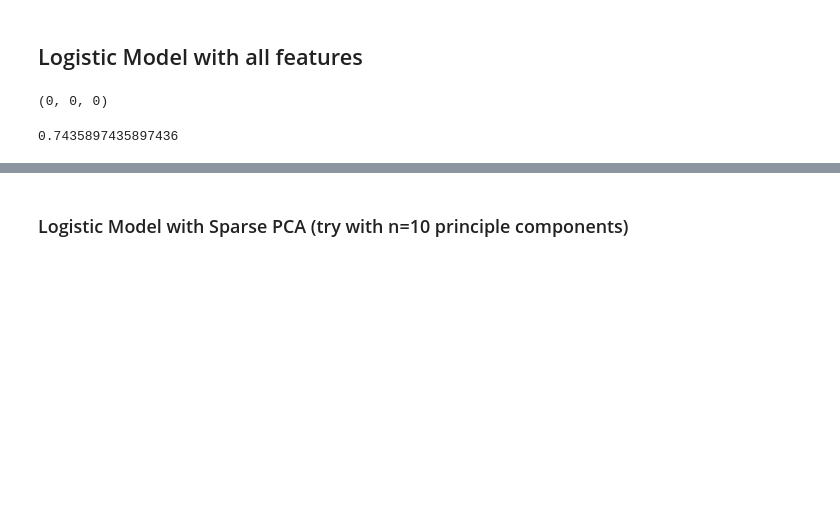
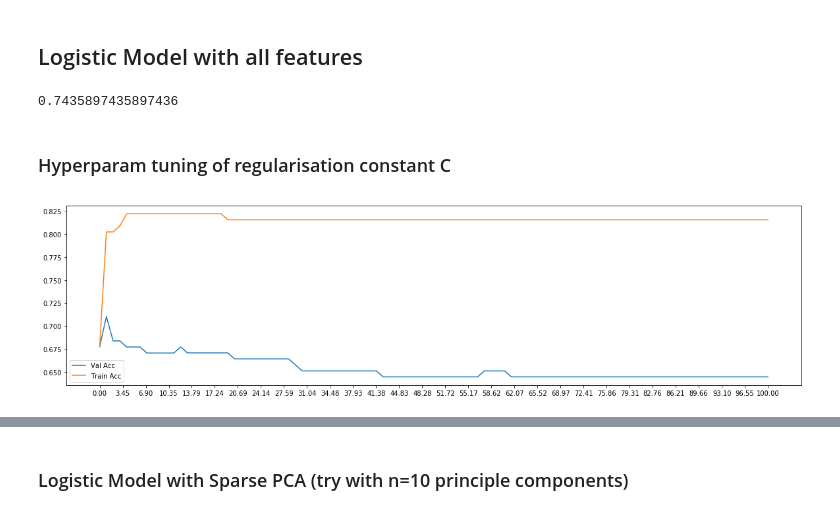
Before and after one commit to leonaisabelle/CUSP-ADS-Project, a Jupyter notebook: modelling_notebooks/binary_classification.ipynb, the cells around one changed output, grey strips where cells are left out. Saved outputs shown, nothing was run; the diff lists cells and outputs as text; code cells hidden in the pictures; blank space fills up the shorter version.

Commit message:
Tune C for logistic regression

```diff
--- a/modelling_notebooks/binary_classification.ipynb
+++ b/modelling_notebooks/binary_classification.ipynb
@@ -146,0 +18,3 @@ data.shape
+# %%
+data = pd.read_csv('../data/Norm_Data_Final.csv', index_col=0)
+data.head()
@@ -152,7 +35,7 @@ y = data[['GardenCounts', 'HasGarden']]
 X = data.drop(columns=['GardenCounts', 'HasGarden'])
 
 Xtrain, Xtest, Ytrain, Ytest = train_test_split(X, y, test_size=0.20, random_state=42)
-Xtrain, Xvalidate, Ytrain, Yvalidate = train_test_split(Xtrain, Ytrain, test_size=0.20, random_state=42)
+# not generating validation set here cos we will use cross-validation later
 # %%
 Xtrain.shape, Xvalidate.shape, Xtest.shape
 # %% [output]
@@ -166,10 +53,5 @@ XtestS = pd.DataFrame(scaler.transform(Xtest))
 # %% [markdown]
 ## Logistic Model with all features
-# %%
-# check for null vals
-XtrainS.isnull().values.sum(), XvalidateS.isnull().values.sum(), XtestS.isnull().values.sum()
-# %% [output]
-(0, 0, 0)
 # %%
 # Learn logistic regression over the training sample
 logit = LogisticRegression(C=1) # i imagine that c=10000 might be too severe
@@ -179,3 +61,30 @@ logit = logit.fit(XtrainS, Ytrain['HasGarden']) #fit logistic regression model t
 logit.score(XtestS, Ytest['HasGarden'])
 # %% [output]
 0.7435897435897436
+# %% [markdown]
+### Hyperparam tuning of regularisation constant C
+# %%
+# try a smaller range with smaller intervals
+# and use cross validation
+from sklearn.model_selection import cross_val_score
+
+train_acc = []
+mean_cross_val_acc = []
+C_candidates = np.linspace(start=0.001, stop=100, num=100)
+
+for c in C_candidates:
+    logit = LogisticRegression(C=c).fit(XtrainS, Ytrain['HasGarden'])
+    train_acc.append(logit.score(XtrainS, Ytrain['HasGarden']))
+    mean_cross_val_acc.append(mean(cross_val_score(logit, XtrainS, Ytrain['HasGarden'])))
+
+# plot to see where it overfits
+plt.figure(figsize=(20,5))
+plt.plot(C_candidates, mean_cross_val_acc, label='Val Acc')
+plt.plot(C_candidates, train_acc, label='Train Acc')
+plt.xticks(np.linspace(start=0.001, stop=100, num=30))
+plt.legend()
+plt.show()
+
+# looks like we want the region between 0.001 to 3
+# %% [output]
+[figure, added]
```
Also changed, not shown: parts of 26 cells of this notebook.
